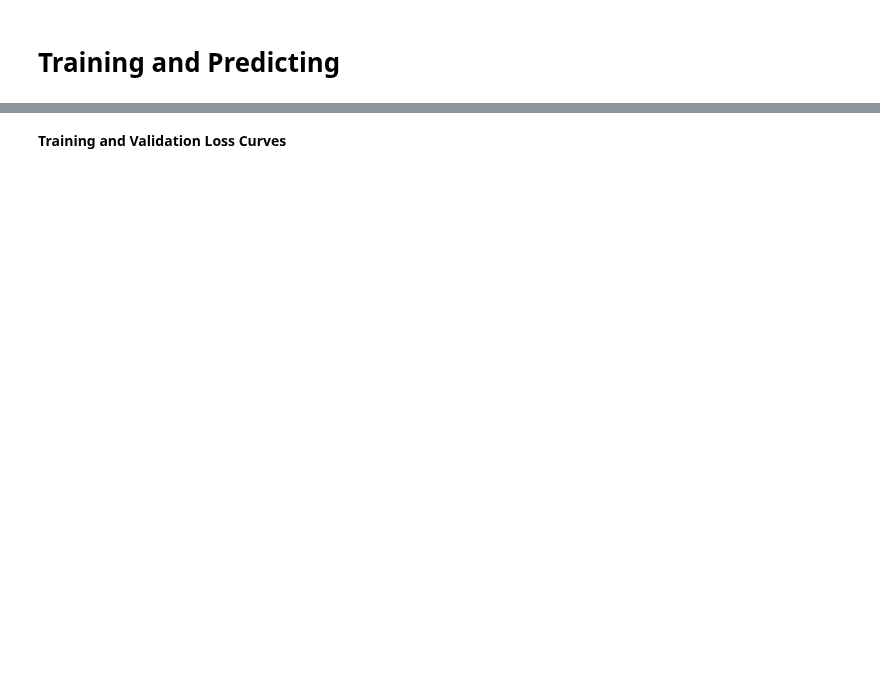
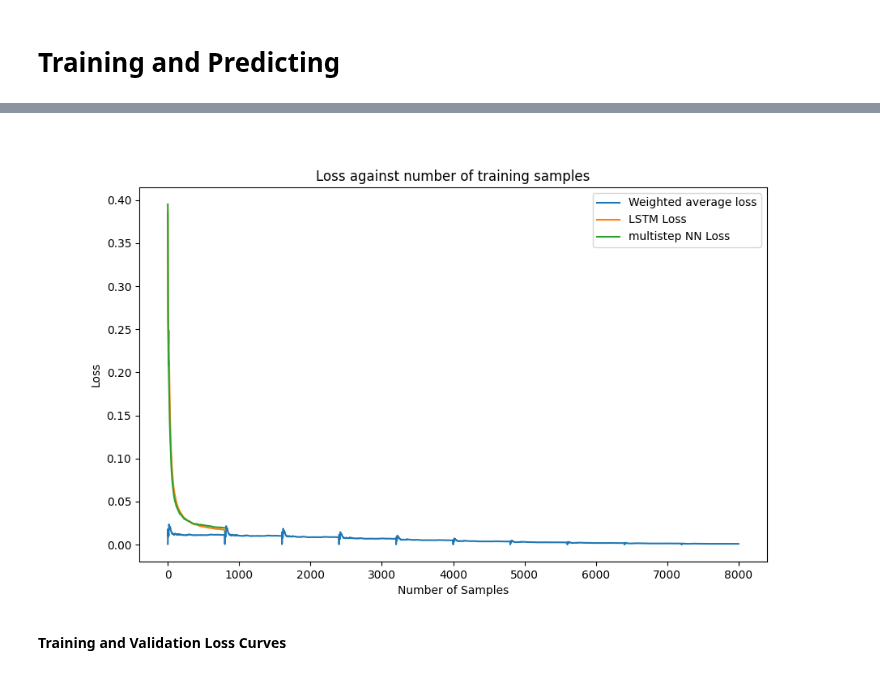
Before and after one commit to ArnavTapadia/emili_TimeSeriesPredictor, a Jupyter notebook: time_series_predictor/Notebooks/Random_Sine_Prediction.ipynb, the cells around one changed output, grey strips where cells are left out. Drawn from its saved outputs; the diff is of its cells as text; code cells hidden in the pictures; blank space fills up the shorter version.

```diff
--- a/time_series_predictor/Notebooks/Random_Sine_Prediction.ipynb
+++ b/time_series_predictor/Notebooks/Random_Sine_Prediction.ipynb
@@ -249,3 +265,22 @@ Epoch 10/10, Training Loss: 1.5190, Validation Loss: 2.2198
+# %%
+#Plotting loss over number of samples
+plt.figure(figsize=(10, 6))
+
+# Weighted Average Model loss curves
+plt.plot(weighted_average_nSample_loss, label='Weighted average loss')
+
+plt.plot(lstm_nSample_loss, label='LSTM Loss ')
+
+plt.plot(multistepNN_nSample_loss, label='multistep NN Loss ')
+
+plt.title("Loss against number of training samples")
+
+plt.xlabel("Number of Samples")
+plt.ylabel("Loss")
+plt.legend()
+plt.show()
+# %% [output]
+[figure, added]
 # %% [markdown]
 **Training and Validation Loss Curves**
 # %%
```
Also changed, not shown: parts of 10 cells of this notebook.
